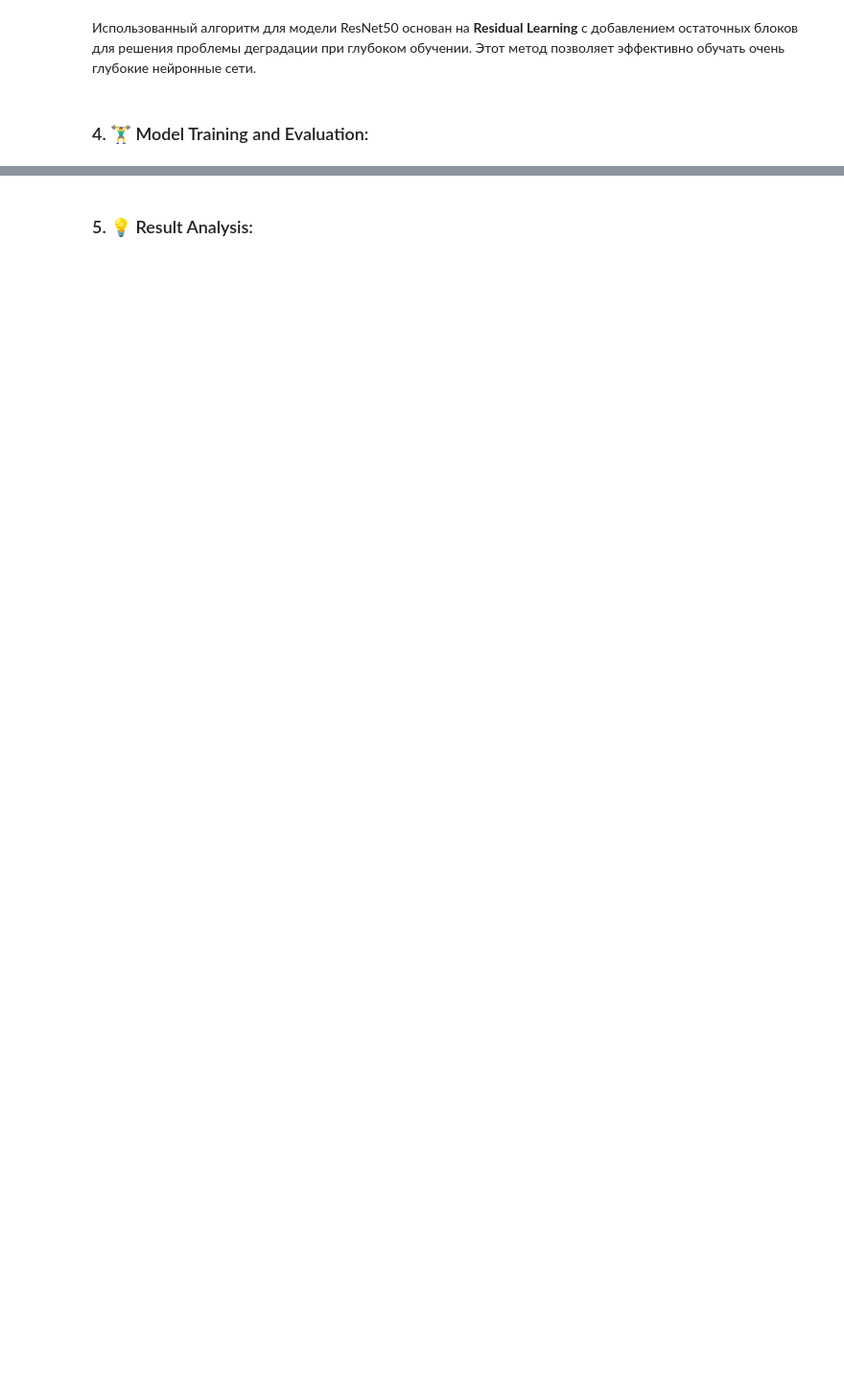
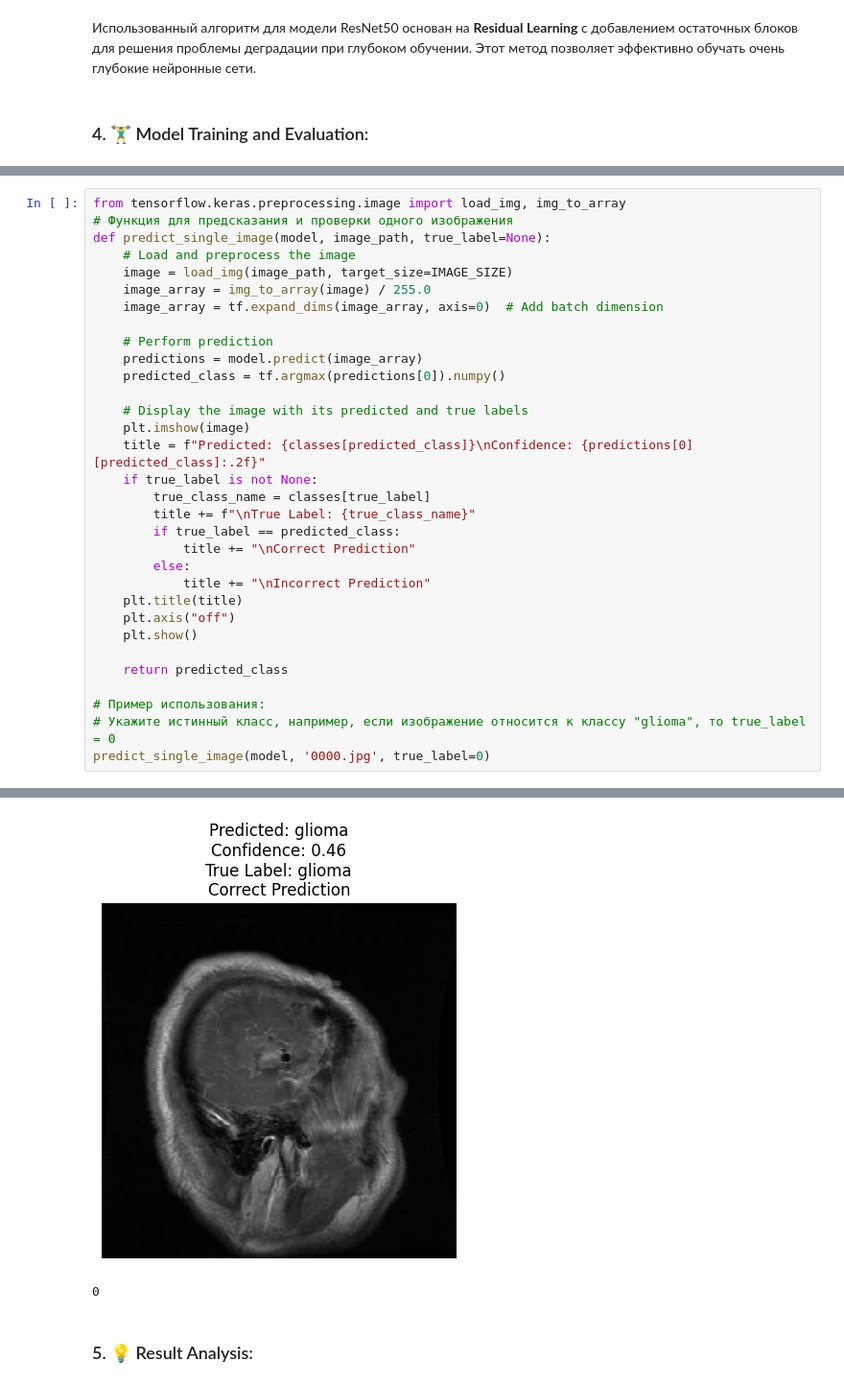
Before and after one commit to karlygaw/Classification-of-brain-tumors-using-MRI-scanning, a Jupyter notebook: ClassifyMRIscans.ipynb, the cells around one changed output, grey strips where cells are left out. Shown at 96% size. Drawn from its saved outputs; the diff is of its cells as text; blank space fills up the shorter version.

```diff
--- a/ClassifyMRIscans.ipynb
+++ b/ClassifyMRIscans.ipynb
@@ -1077,0 +1128,33 @@ def plot_confusion_matrix(model, test_ds, class_names):
+# %%
+from tensorflow.keras.preprocessing.image import load_img, img_to_array
+# Функция для предсказания и проверки одного изображения
+def predict_single_image(model, image_path, true_label=None):
+    # Load and preprocess the image
+    image = load_img(image_path, target_size=IMAGE_SIZE)
+    image_array = img_to_array(image) / 255.0
+    image_array = tf.expand_dims(image_array, axis=0)  # Add batch dimension
+
+    # Perform prediction
+    predictions = model.predict(image_array)
+    predicted_class = tf.argmax(predictions[0]).numpy()
+
+    # Display the image with its predicted and true labels
+    plt.imshow(image)
+    title = f"Predicted: {classes[predicted_class]}\nConfidence: {predictions[0][predicted_class]:.2f}"
+    if true_label is not None:
+        true_class_name = classes[true_label]
+        title += f"\nTrue Label: {true_class_name}"
+        if true_label == predicted_class:
+            title += "\nCorrect Prediction"
+        else:
+            title += "\nIncorrect Prediction"
+    plt.title(title)
+    plt.axis("off")
+    plt.show()
+
+    return predicted_class
+
+# Пример использования:
+# Укажите истинный класс, например, если изображение относится к классу "glioma", то true_label = 0
+predict_single_image(model, '0000.jpg', true_label=0)
+# %% [output]
@@ -1078,2 +1162,4 @@ def plot_confusion_matrix(model, test_ds, class_names):
+[figure, added]
+0
 # %% [markdown]
 ### 5. 💡 Result Analysis:
```
Also changed, not shown: parts of 17 cells of this notebook, 1 other file.
